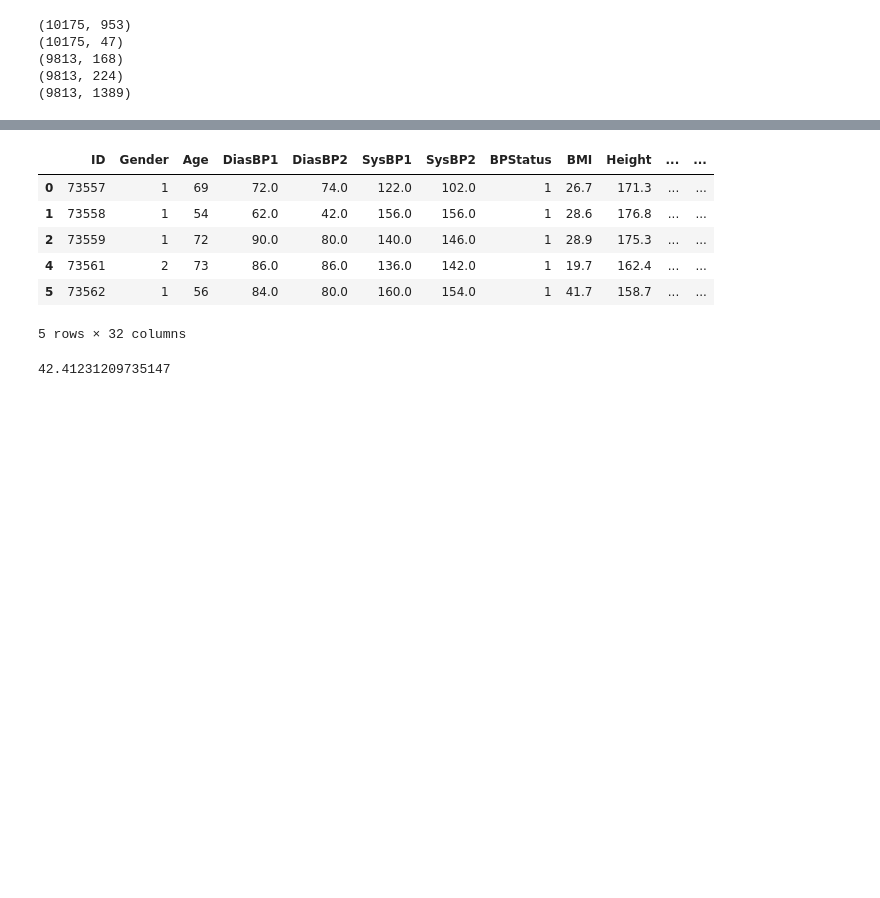
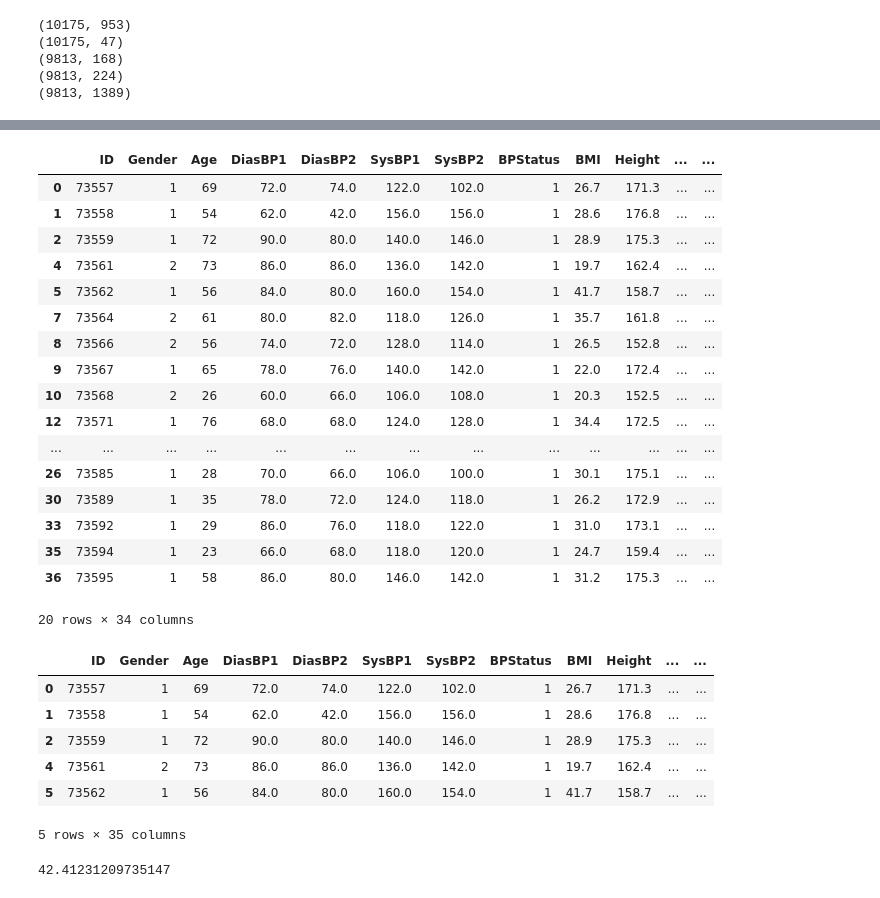
Before and after one commit to samcohen1/HypertensionML, a Jupyter notebook: mixingSets.ipynb, the cells around one changed output, grey strips where cells are left out. Cells and saved outputs as stored; diff of their text form; code cells hidden in the pictures; blank space fills up the shorter version.

```diff
--- a/mixingSets.ipynb
+++ b/mixingSets.ipynb
@@ -26,8 +42,8 @@ print(merged_df.shape)
 # List of columns to keep
 columns_to_keep = [
     'SEQN', 'RIAGENDR', 'RIDAGEYR', 'BPXDI1', 'BPXDI3', 'BPXSY1', 'BPXSY3', 'PEASCST1', 'PEASCCT1', 'BMXBMI', 'BMXHT', 'BMXWAIST', 'BMXWT', 'DR1TCHOL',
-    'DRQSDIET', 'DRQSPREP', 'MCQ010', 'MCQ160F',
-    'PAQ650', 'PAQ665', 'DPQ090', 'DPQ060', 'DPQ050', 'DPQ040', 'DPQ030', 'DPQ020','ALQ151', 'ALQ120Q', 'SMQ020', 'DBQ700', 'HSD010', 'SLD010H'
+    'DRQSDIET', 'DRQSPREP', 'MCQ010', 'MCQ160F', 'CDQ001', 'OCQ210',
+    'PAQ650', 'PAQ665', 'DPQ090', 'DPQ060', 'DPQ050', 'DPQ040', 'DPQ030', 'DPQ020','ALQ151', 'ALQ120Q', 'ALQ130', 'SMQ020', 'SMQ040', 'DBQ700', 'HSD010', 'SLD010H'
 ]
 
 # Drop all columns except for the specified ones
@@ -86,8 +102,8 @@ HSD010      5444
 SLD010H     5921
 dtype: int64
 # %%
-# Drop all columns with less than 4000 non-null values
-merged_df = merged_df.dropna(thresh=4000, axis=1)
+# Drop all columns with less than 2000 non-null values
+merged_df = merged_df.dropna(thresh=2000, axis=1)
 
 # Print the resulting DataFrame
 print(merged_df)
@@ -147,12 +163,15 @@ new_column_names = {
     'DPQ040': 'FeelTired',
     'DPQ030': 'SleepTroubles',
     'DPQ020': 'FeelDep',
-    'ALQ151': 'AlcConsumpInLife',
+    'ALQ151': 'AlcConsumpMoreThanXMostDays',
     'ALQ120Q': 'AlcConsumpFreq',
+    'ALQ130': 'AlcConsumpAmtPerDrinkDay',
     'SMQ020': '100Cigs',
     'DBQ700': 'OvrDietHealth',
     'HSD010': 'GenHealth',
-    'SLD010H': 'SleepDuringWork'
+    'SLD010H': 'SleepDuringWork',
+    'SMQ040': 'Smoker',
+    'OCQ210': 'WorkHoursMoreThan35'
 }
 
 merged_df.rename(columns=new_column_names, inplace=True)
@@ -182,5 +221,26 @@ merged_df.shape
+# %%
+merged_df.head(20)
+# %% [output]
+|  | ID | Gender | Age | DiasBP1 | DiasBP2 | SysBP1 | SysBP2 | BPStatus | BMI | Height | ... | ... |
+| 0 | 73557 | 1 | 69 | 72.0 | 74.0 | 122.0 | 102.0 | 1 | 26.7 | 171.3 | ... | ... |
+| 1 | 73558 | 1 | 54 | 62.0 | 42.0 | 156.0 | 156.0 | 1 | 28.6 | 176.8 | ... | ... |
+| 2 | 73559 | 1 | 72 | 90.0 | 80.0 | 140.0 | 146.0 | 1 | 28.9 | 175.3 | ... | ... |
+| 4 | 73561 | 2 | 73 | 86.0 | 86.0 | 136.0 | 142.0 | 1 | 19.7 | 162.4 | ... | ... |
+| 5 | 73562 | 1 | 56 | 84.0 | 80.0 | 160.0 | 154.0 | 1 | 41.7 | 158.7 | ... | ... |
+| 7 | 73564 | 2 | 61 | 80.0 | 82.0 | 118.0 | 126.0 | 1 | 35.7 | 161.8 | ... | ... |
+| 8 | 73566 | 2 | 56 | 74.0 | 72.0 | 128.0 | 114.0 | 1 | 26.5 | 152.8 | ... | ... |
+| 9 | 73567 | 1 | 65 | 78.0 | 76.0 | 140.0 | 142.0 | 1 | 22.0 | 172.4 | ... | ... |
+| 10 | 73568 | 2 | 26 | 60.0 | 66.0 | 106.0 | 108.0 | 1 | 20.3 | 152.5 | ... | ... |
+| 12 | 73571 | 1 | 76 | 68.0 | 68.0 | 124.0 | 128.0 | 1 | 34.4 | 172.5 | ... | ... |
+| ... | ... | ... | ... | ... | ... | ... | ... | ... | ... | ... | ... | ... |
+| 26 | 73585 | 1 | 28 | 70.0 | 66.0 | 106.0 | 100.0 | 1 | 30.1 | 175.1 | ... | ... |
+| 30 | 73589 | 1 | 35 | 78.0 | 72.0 | 124.0 | 118.0 | 1 | 26.2 | 172.9 | ... | ... |
+| 33 | 73592 | 1 | 29 | 86.0 | 76.0 | 118.0 | 122.0 | 1 | 31.0 | 173.1 | ... | ... |
+| 35 | 73594 | 1 | 23 | 66.0 | 68.0 | 118.0 | 120.0 | 1 | 24.7 | 159.4 | ... | ... |
+| 36 | 73595 | 1 | 58 | 86.0 | 80.0 | 146.0 | 142.0 | 1 | 31.2 | 175.3 | ... | ... |
+20 rows × 34 columns
 # %%
-#Add Hypertension Feature
+#Add Hypertension Feature - added if either readings were high blood pressure
 merged_df['Hypertension'] = ((merged_df['SysBP1'] >= 130) | (merged_df['SysBP2'] >= 130) |
                                  (merged_df['DiasBP1'] >= 80) | (merged_df['DiasBP2'] >= 80)).astype(int)
 merged_df.head()
@@ -191,7 +251,7 @@ merged_df.head()
 | 2 | 73559 | 1 | 72 | 90.0 | 80.0 | 140.0 | 146.0 | 1 | 28.9 | 175.3 | ... | ... |
 | 4 | 73561 | 2 | 73 | 86.0 | 86.0 | 136.0 | 142.0 | 1 | 19.7 | 162.4 | ... | ... |
 | 5 | 73562 | 1 | 56 | 84.0 | 80.0 | 160.0 | 154.0 | 1 | 41.7 | 158.7 | ... | ... |
-5 rows × 32 columns
+5 rows × 35 columns
 # %%
 hypertension_count = merged_df['Hypertension'].sum()
 hypertension_count/5588*100
```
Also changed, not shown: parts of 24 cells of this notebook.
